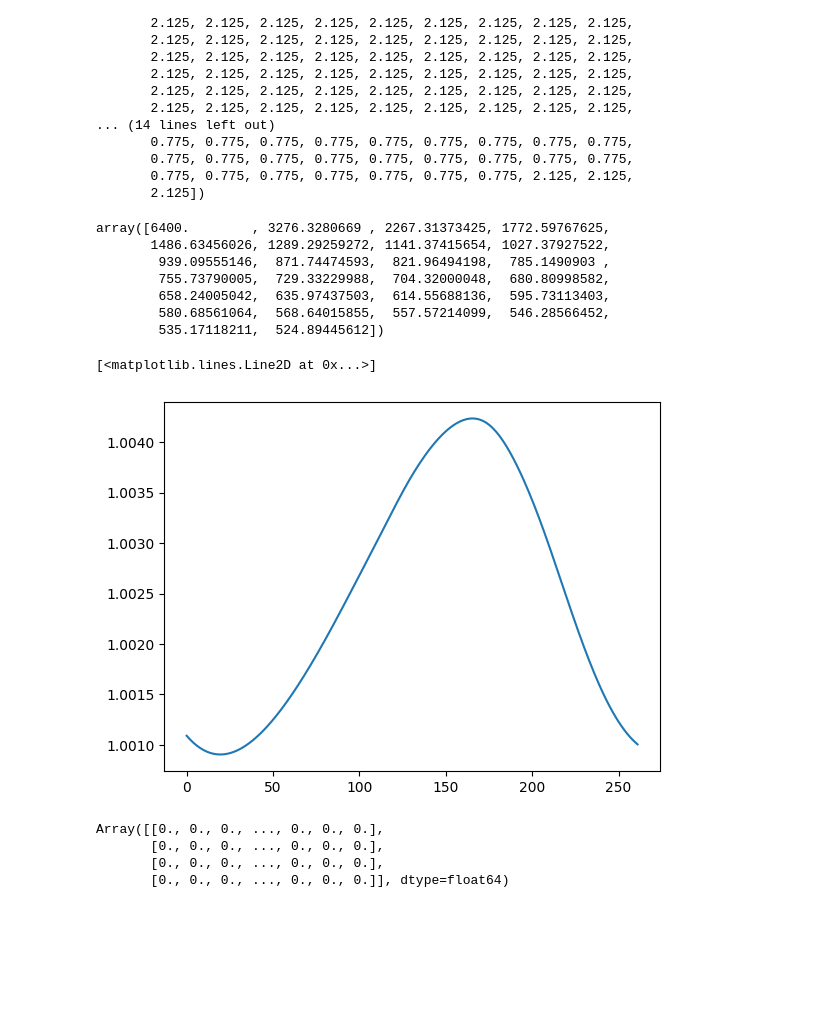
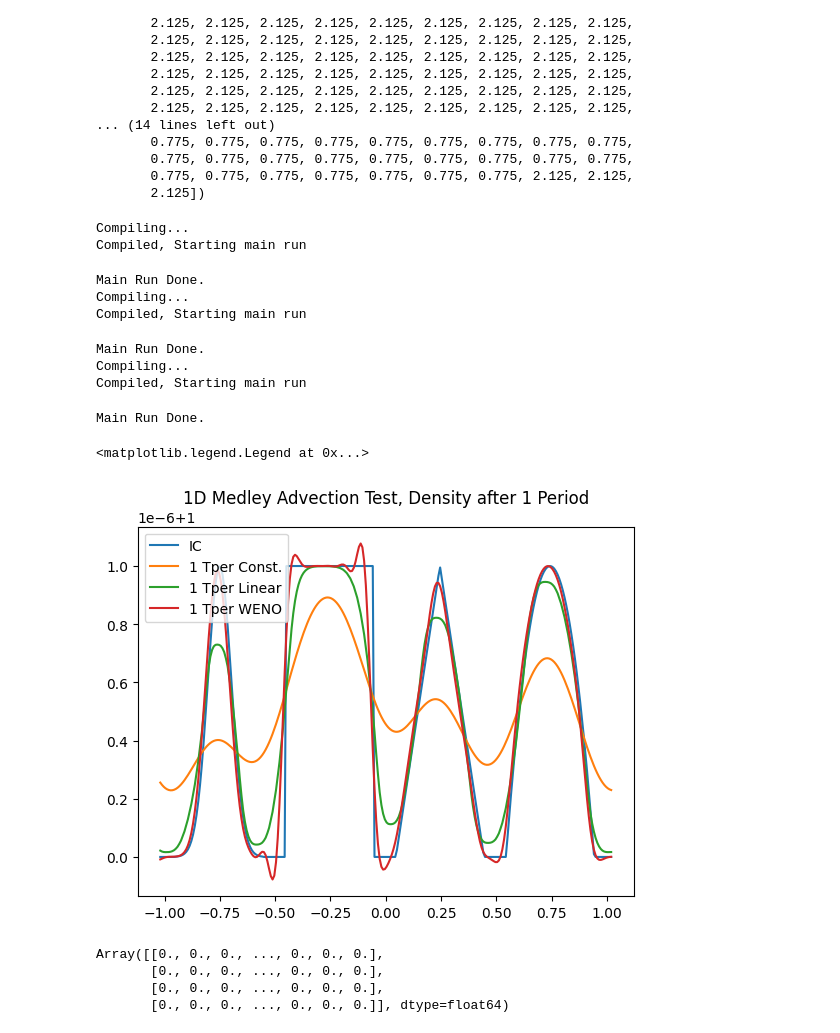
Before and after one commit to Jimbo-Coder/PyFluid, a Jupyter notebook: main_mhd_jax.ipynb, the cells around one changed output. Saved outputs shown, nothing was run; the diff lists cells and outputs as text; code cells hidden in the pictures; blank space fills up the shorter version.

Commit message:
PyFluid: 1D Medley IC

```diff
--- a/main_mhd_jax.ipynb
+++ b/main_mhd_jax.ipynb
@@ -2207,22 +2238,38 @@ array([0.775, 0.775, 0.775, 2.125, 2.125, 2.125, 2.125, 2.125, 2.125,
        0.775, 0.775, 0.775, 0.775, 0.775, 0.775, 0.775, 2.125, 2.125,
        2.125])
 # %%
-state.diagnostics[:,7]
+paramspw = params.copy(); paramssl = params.copy(); paramsweno = params.copy();
+paramspw['reconi'] = 0; paramssl['reconi'] = 1; paramsweno['reconi'] = 2;
+jax.clear_caches()
+statepw = Fluid1DMHD(paramspw)
+jax.clear_caches()
+statesl = Fluid1DMHD(paramssl)
+jax.clear_caches()
+stateweno = Fluid1DMHD(paramsweno)
 # %% [output]
-array([6400.        , 3276.3280669 , 2267.31373425, 1772.59767625,
-       1486.63456026, 1289.29259272, 1141.37415654, 1027.37927522,
-        939.09555146,  871.74474593,  821.96494198,  785.1490903 ,
-        755.73790005,  729.33229988,  704.32000048,  680.80998582,
-        658.24005042,  635.97437503,  614.55688136,  595.73113403,
-        580.68561064,  568.64015855,  557.57214099,  546.28566452,
-        535.17118211,  524.89445612])
+Compiling...
+Compiled, Starting main run
+Main Run Done.
+Compiling...
+Compiled, Starting main run
+Main Run Done.
+Compiling...
+Compiled, Starting main run
+Main Run Done.
 # %%
-#it=0
-#it+=100
-plt.plot(state.Uvec[0,:])
+it=0
+#it+=10
+Tper = state.Lcc/state.cs0
+it_targ = np.argmin(np.abs(state.ts - Tper))
+plt.plot(state.xg,statepw.Pvecs[0,0,:], label = "IC")
+plt.plot(state.xg,statepw.Pvecs[it_targ,0,:],label="1 Tper Const.")
+plt.plot(state.xg,statesl.Pvecs[it_targ,0,:],label="1 Tper Linear")
+plt.plot(state.xg,stateweno.Pvecs[it_targ,0,:],label="1 Tper WENO")
+plt.title("1D Medley Advection Test, Density after 1 Period")
+plt.legend()
 # %% [output]
-[<matplotlib.lines.Line2D at 0x...>]
+<matplotlib.legend.Legend at 0x...>
-[figure, old version]
+[figure, new version]
 # %%
 state.cs2vec
 # %% [output]
```
Also changed, not shown: parts of 1 cell of this notebook, 1 other file.
